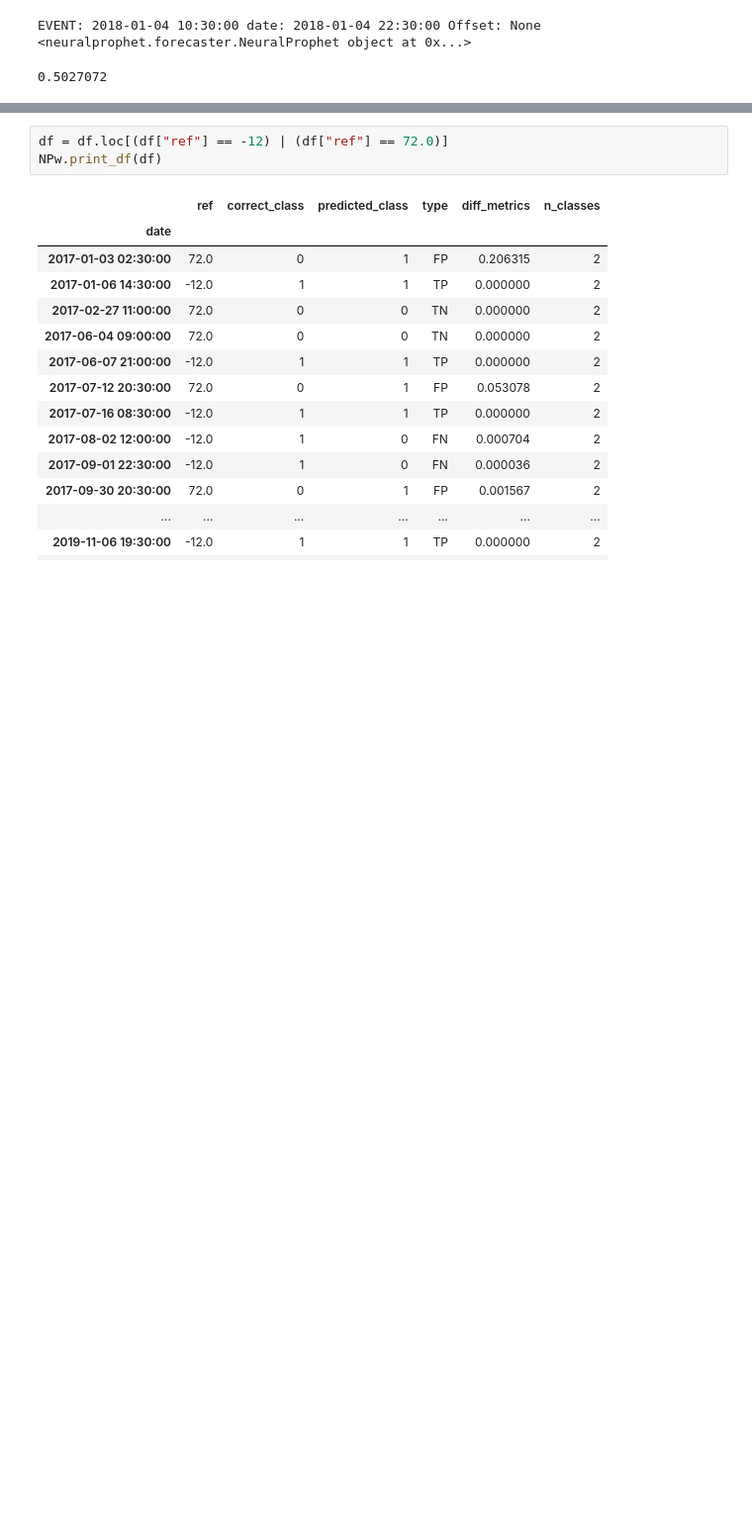
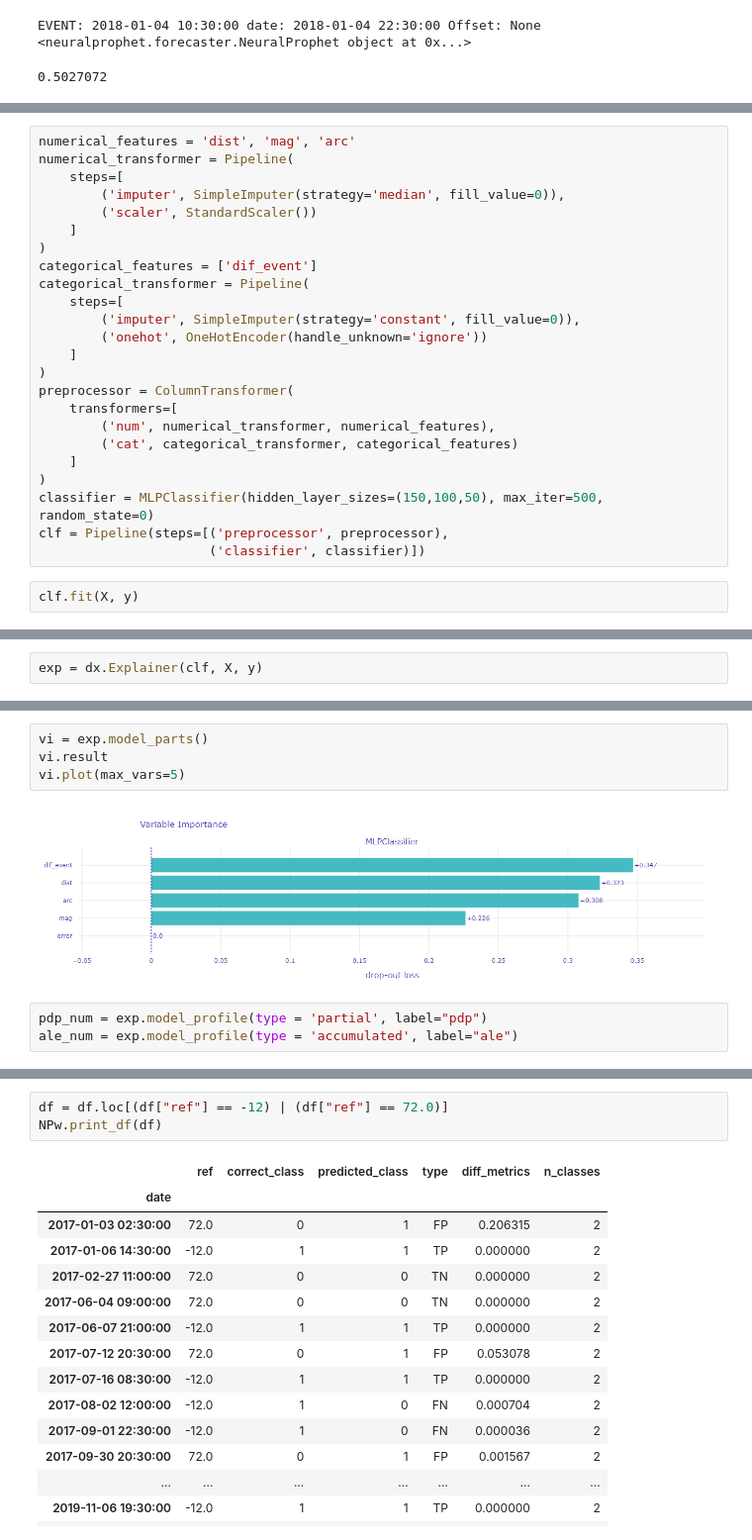
Before and after one commit to carloscanodomingo/NeuralProphetEQ, a Jupyter notebook: neuralProphet.ipynb, the cells around one changed output, grey strips where cells are left out. Shown at 99% size. Drawn from its saved outputs; the diff is of its cells as text; blank space fills up the shorter version.

```diff
--- a/neuralProphet.ipynb
+++ b/neuralProphet.ipynb
@@ -318,0 +343,26 @@ NPw.print_df(df_out)
+# %%
+numerical_features = 'dist', 'mag', 'arc'
+numerical_transformer = Pipeline(
+    steps=[
+        ('imputer', SimpleImputer(strategy='median', fill_value=0)),
+        ('scaler', StandardScaler())
+    ]
+)
+categorical_features = ['dif_event']
+categorical_transformer = Pipeline(
+    steps=[
+        ('imputer', SimpleImputer(strategy='constant', fill_value=0)),
+        ('onehot', OneHotEncoder(handle_unknown='ignore'))
+    ]
+)
+preprocessor = ColumnTransformer(
+    transformers=[
+        ('num', numerical_transformer, numerical_features),
+        ('cat', categorical_transformer, categorical_features)
+    ]
+)
+classifier = MLPClassifier(hidden_layer_sizes=(150,100,50), max_iter=500, random_state=0)
+clf = Pipeline(steps=[('preprocessor', preprocessor),
+                      ('classifier', classifier)])
+# %%
+clf.fit(X, y)
@@ -318,0 +388,2 @@ NPw.print_df(df_out)
+# %%
+exp = dx.Explainer(clf, X, y)
@@ -318,0 +407,9 @@ NPw.print_df(df_out)
+# %%
+vi = exp.model_parts()
+vi.result
+vi.plot(max_vars=5)
+# %% [output]
+[figure, added]
+# %%
+pdp_num = exp.model_profile(type = 'partial', label="pdp")
+ale_num = exp.model_profile(type = 'accumulated', label="ale")
```
Also changed, not shown: parts of 16 cells of this notebook, 50 other files.
